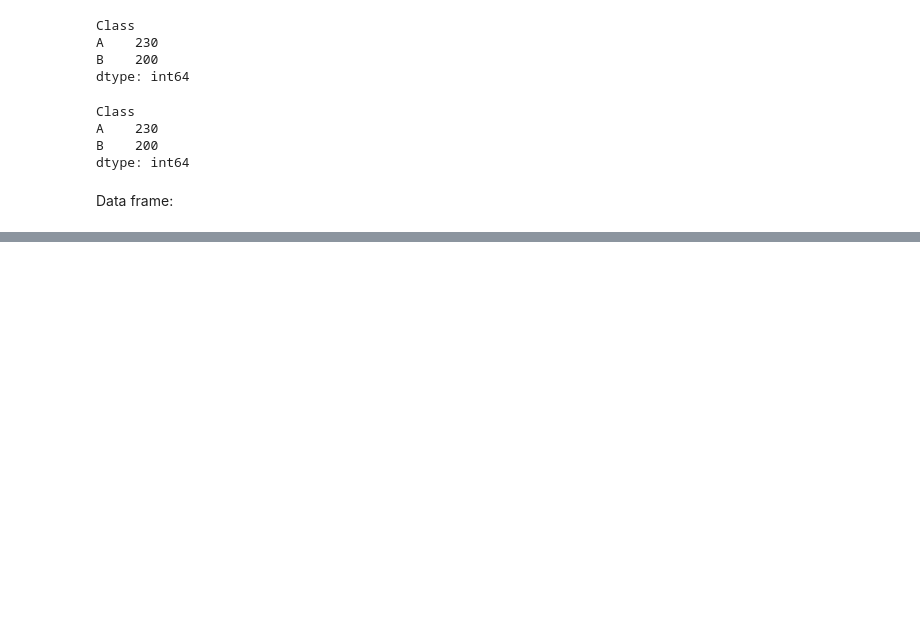
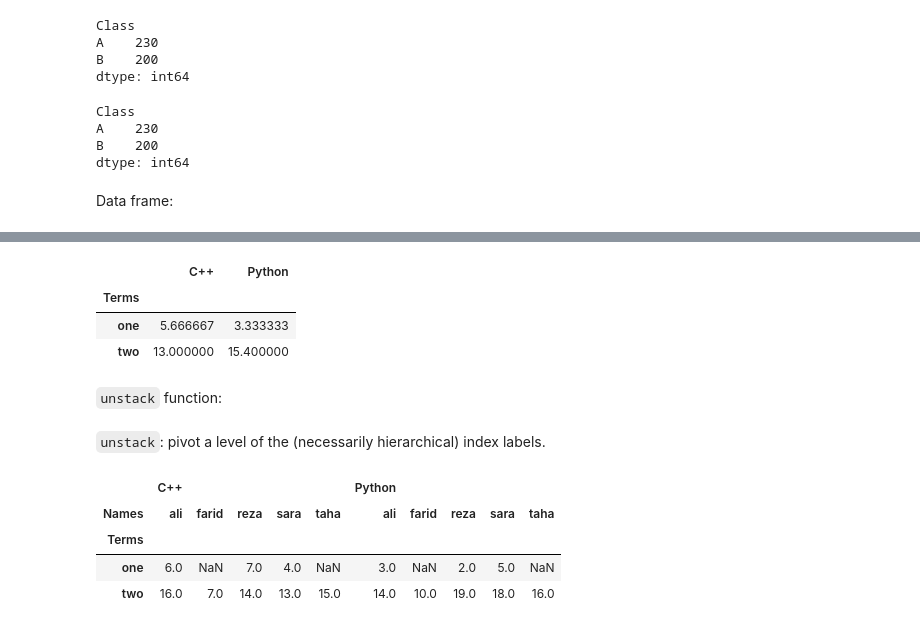
Before and after one commit to AliShariatian/Analyze-and-Prepare-data-using-Python, a Jupyter notebook: main.ipynb, the cells around one changed output, grey strips where cells are left out. Cells and saved outputs as stored; diff of their text form; code cells hidden in the pictures; blank space fills up the shorter version.

```diff
--- a/main.ipynb
+++ b/main.ipynb
@@ -1846,0 +1951,7 @@ Data frame:
+# %%
+frame = pd.DataFrame({'C++': [6, 7, 4, 16, 14, 13, 15, 7],
+                      'Python': [3, 2, 5, 14, 19, 18, 16, 10],
+                      'Terms': ['one', 'one', 'one', 'two', 'two', 'two', 'two', 'two'],
+                      'Names': ['ali', 'reza', 'sara', 'ali', 'reza', 'sara', 'taha', 'farid']})
+
+frame
@@ -1846,0 +1968,3 @@ Data frame:
+# %%
+df = frame.set_index(['Terms', 'Names'])
+df
@@ -1846,0 +2023,19 @@ Data frame:
+# %%
+df.groupby(level=0).mean()
+# %% [output]
+|  | C++ | Python |
+| Terms |  |  |
+| one | 5.666667 | 3.333333 |
+| two | 13.000000 | 15.400000 |
+# %% [markdown]
+`unstack` function:
+# %% [markdown]
+`unstack`: pivot a level of the (necessarily hierarchical) index labels.
+# %%
+df.unstack()
+# %% [output]
+|  | C++ |  |  |  |  | Python |  |  |  |  |
+| Names | ali | farid | reza | sara | taha | ali | farid | reza | sara | taha |
+| Terms |  |  |  |  |  |  |  |  |  |  |
+| one | 6.0 | NaN | 7.0 | 4.0 | NaN | 3.0 | NaN | 2.0 | 5.0 | NaN |
+| two | 16.0 | 7.0 | 14.0 | 13.0 | 15.0 | 14.0 | 10.0 | 19.0 | 18.0 | 16.0 |
```
Also changed, not shown: parts of 36 cells of this notebook.
